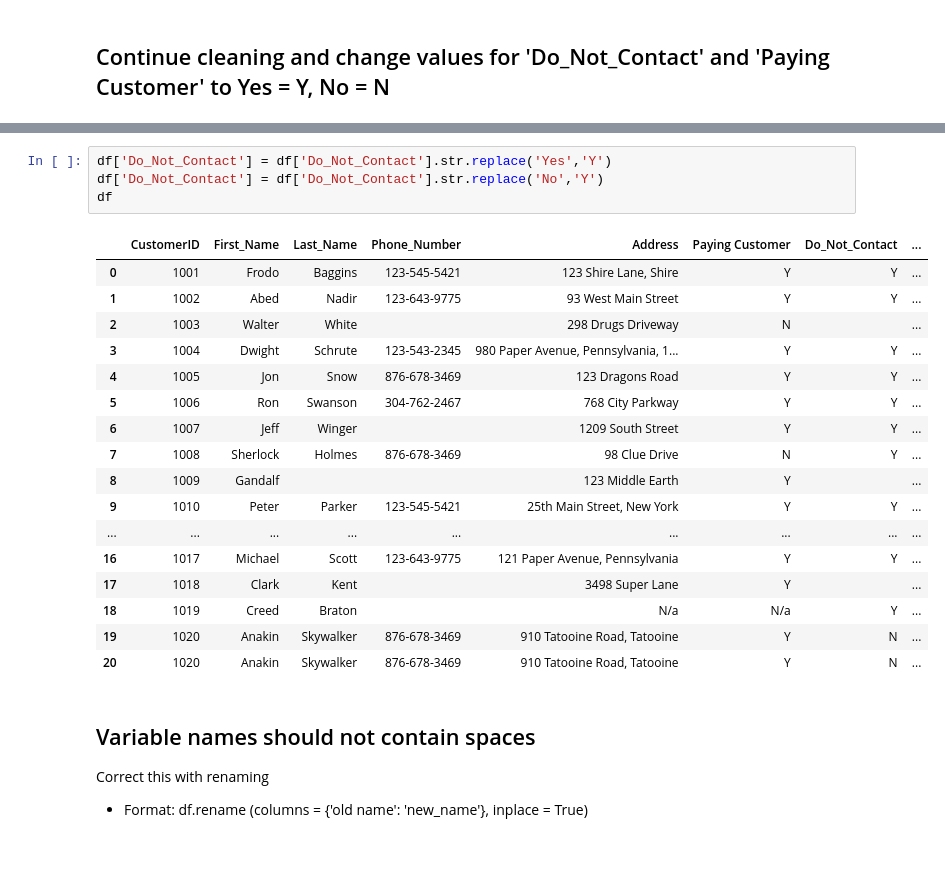
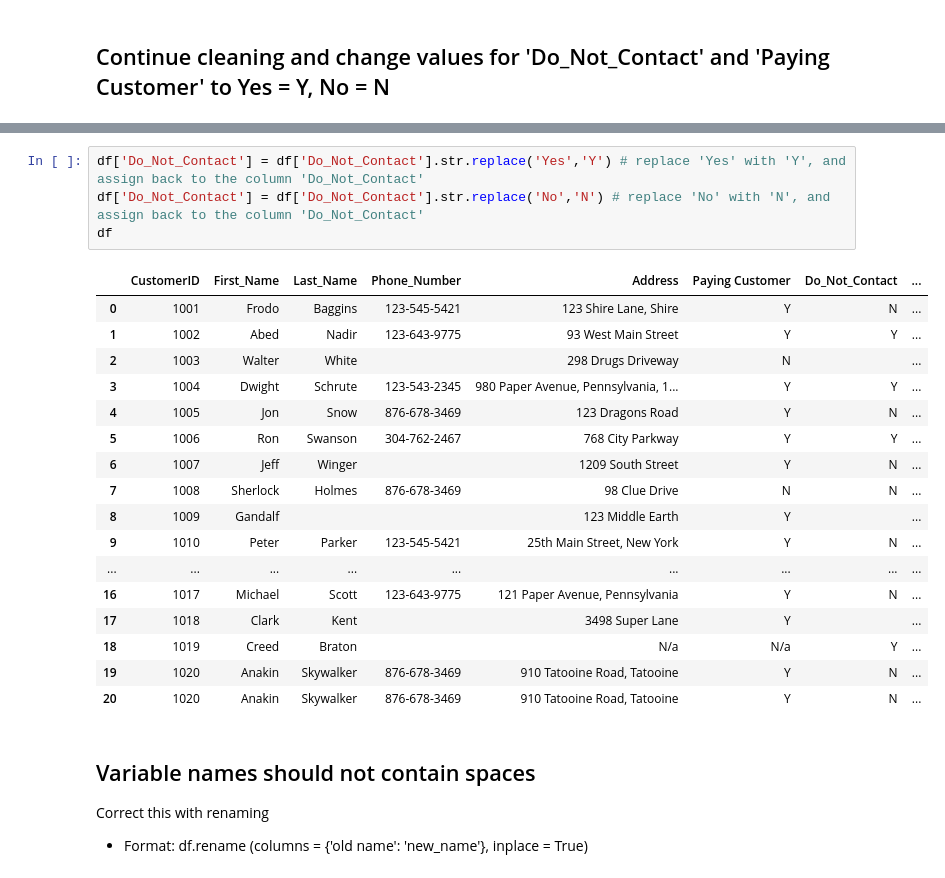
Before and after one commit to buicaothe/PYTHON, a Jupyter notebook: DATA MANAGEMENT/Labweek41/Data_Cleaning_and_datetime_handling.ipynb, the cells around one changed output, grey strips where cells are left out. Saved outputs shown, nothing was run; the diff lists cells and outputs as text.

```diff
--- a/DATA MANAGEMENT/Labweek41/Data_Cleaning_and_datetime_handling.ipynb
+++ b/DATA MANAGEMENT/Labweek41/Data_Cleaning_and_datetime_handling.ipynb
@@ -426,23 +429,23 @@ df
 | 19 | 1020 | Anakin | Skywalker | 876-678-3469 | 910 Tatooine Road, Tatooine | Y | N | ... |
 | 20 | 1020 | Anakin | Skywalker | 876-678-3469 | 910 Tatooine Road, Tatooine | Y | N | ... |
 # %%
-df['Do_Not_Contact'] = df['Do_Not_Contact'].str.replace('Yes','Y')
-df['Do_Not_Contact'] = df['Do_Not_Contact'].str.replace('No','Y')
+df['Do_Not_Contact'] = df['Do_Not_Contact'].str.replace('Yes','Y') # replace 'Yes' with 'Y', and assign back to the column 'Do_Not_Contact'
+df['Do_Not_Contact'] = df['Do_Not_Contact'].str.replace('No','N') # replace 'No' with 'N', and assign back to the column 'Do_Not_Contact'
 df
 # %% [output]
 |  | CustomerID | First_Name | Last_Name | Phone_Number | Address | Paying Customer | Do_Not_Contact | ... |
-| 0 | 1001 | Frodo | Baggins | 123-545-5421 | 123 Shire Lane, Shire | Y | Y | ... |
+| 0 | 1001 | Frodo | Baggins | 123-545-5421 | 123 Shire Lane, Shire | Y | N | ... |
 | 1 | 1002 | Abed | Nadir | 123-643-9775 | 93 West Main Street | Y | Y | ... |
 | 2 | 1003 | Walter | White |  | 298 Drugs Driveway | N |  | ... |
 | 3 | 1004 | Dwight | Schrute | 123-543-2345 | 980 Paper Avenue, Pennsylvania, 1... | Y | Y | ... |
-| 4 | 1005 | Jon | Snow | 876-678-3469 | 123 Dragons Road | Y | Y | ... |
+| 4 | 1005 | Jon | Snow | 876-678-3469 | 123 Dragons Road | Y | N | ... |
 | 5 | 1006 | Ron | Swanson | 304-762-2467 | 768 City Parkway | Y | Y | ... |
-| 6 | 1007 | Jeff | Winger |  | 1209 South Street | Y | Y | ... |
-| 7 | 1008 | Sherlock | Holmes | 876-678-3469 | 98 Clue Drive | N | Y | ... |
+| 6 | 1007 | Jeff | Winger |  | 1209 South Street | Y | N | ... |
+| 7 | 1008 | Sherlock | Holmes | 876-678-3469 | 98 Clue Drive | N | N | ... |
 | 8 | 1009 | Gandalf |  |  | 123 Middle Earth | Y |  | ... |
-| 9 | 1010 | Peter | Parker | 123-545-5421 | 25th Main Street, New York | Y | Y | ... |
+| 9 | 1010 | Peter | Parker | 123-545-5421 | 25th Main Street, New York | Y | N | ... |
 | ... | ... | ... | ... | ... | ... | ... | ... | ... |
-| 16 | 1017 | Michael | Scott | 123-643-9775 | 121 Paper Avenue, Pennsylvania | Y | Y | ... |
+| 16 | 1017 | Michael | Scott | 123-643-9775 | 121 Paper Avenue, Pennsylvania | Y | N | ... |
 | 17 | 1018 | Clark | Kent |  | 3498 Super Lane | Y |  | ... |
 | 18 | 1019 | Creed | Braton |  | N/a | N/a | Y | ... |
 | 19 | 1020 | Anakin | Skywalker | 876-678-3469 | 910 Tatooine Road, Tatooine | Y | N | ... |
```
Also changed, not shown: parts of 37 cells of this notebook, 6 other files.
